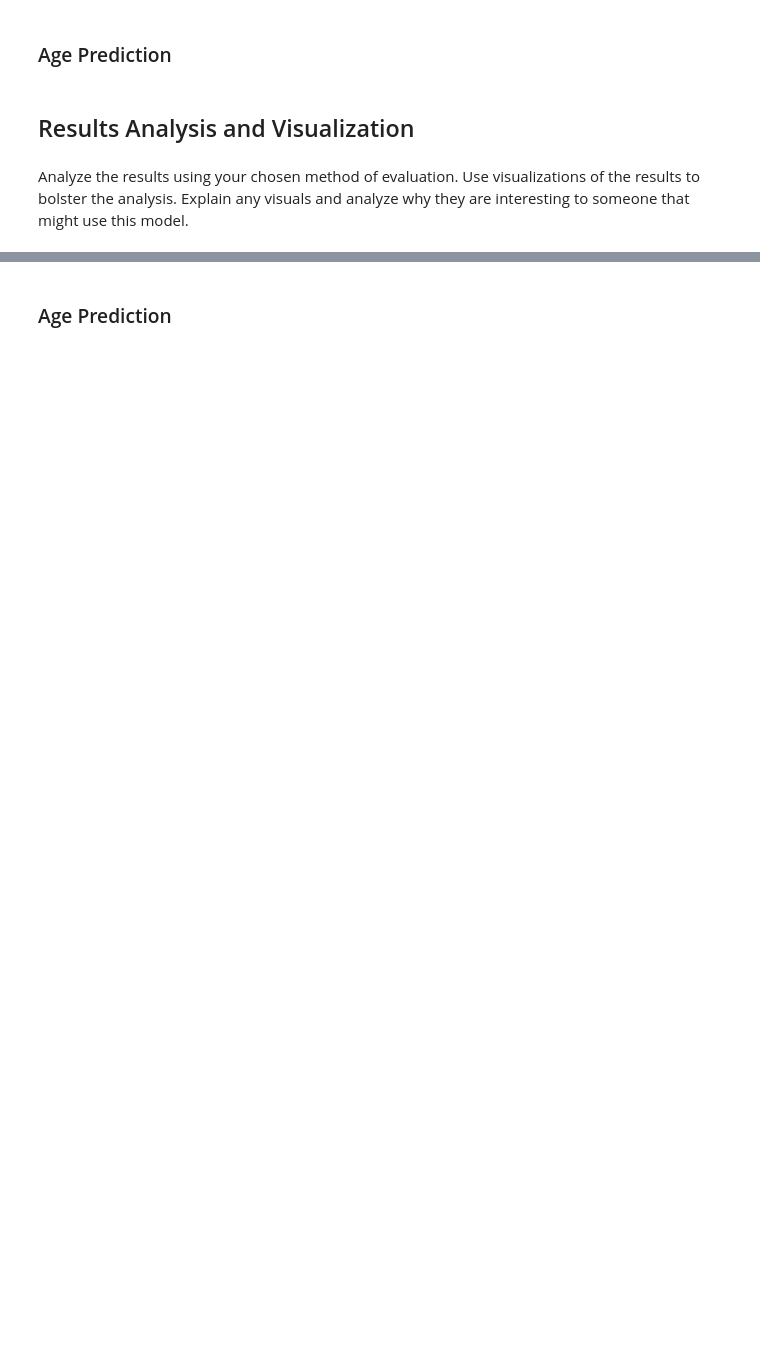
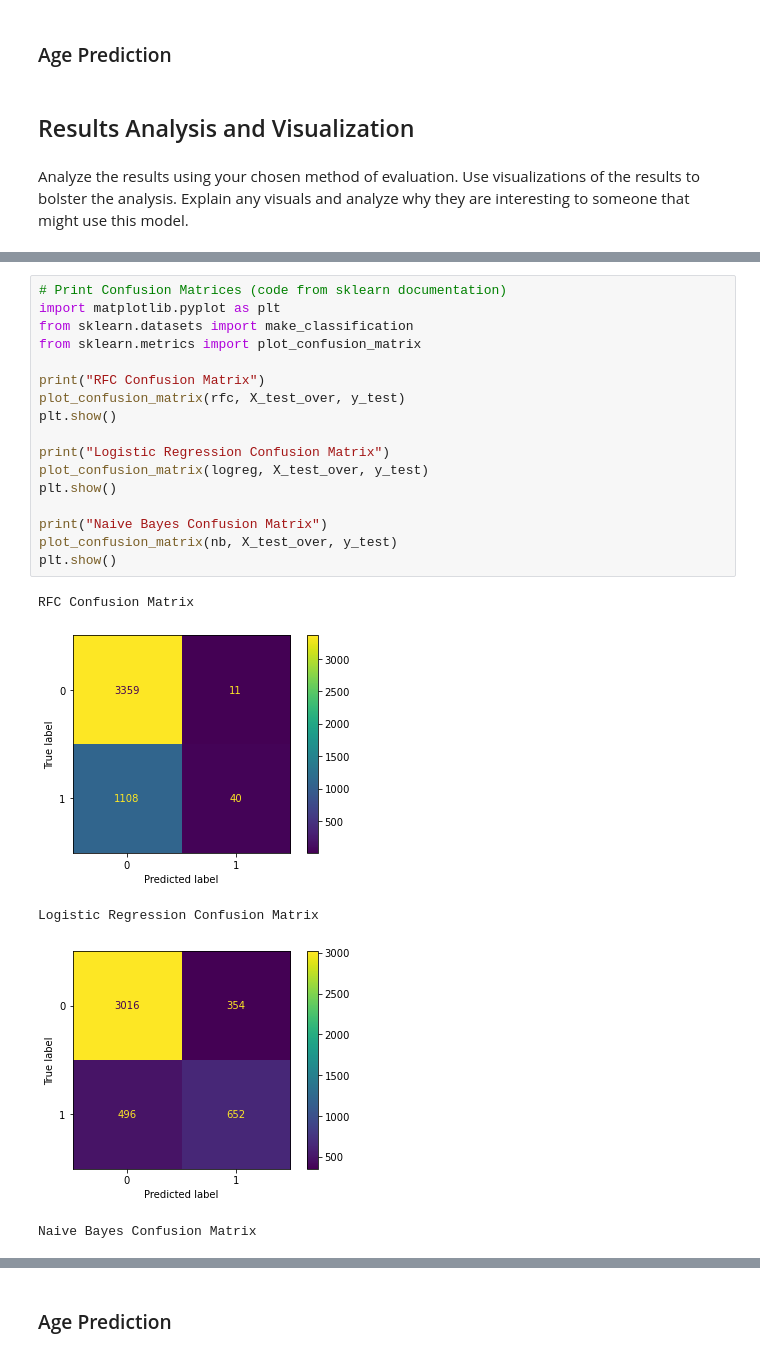
Before and after one commit to j-dominguez9/ML1_Proj1, a Jupyter notebook: Lab2/lab2 - Copy.ipynb, the cells around one changed output, grey strips where cells are left out. Cells and saved outputs as stored; diff of their text form; blank space fills up the shorter version.

Commit message:
updated with almost all the income classification parts

```diff
--- a/Lab2/lab2 - Copy.ipynb
+++ b/Lab2/lab2 - Copy.ipynb
@@ -573,0 +551,23 @@ plotly.offline.iplot(fig)
+# %%
+# Print Confusion Matrices (code from sklearn documentation)
+import matplotlib.pyplot as plt
+from sklearn.datasets import make_classification
+from sklearn.metrics import plot_confusion_matrix
+
+print("RFC Confusion Matrix")
+plot_confusion_matrix(rfc, X_test_over, y_test)
+plt.show()
+
+print("Logistic Regression Confusion Matrix")
+plot_confusion_matrix(logreg, X_test_over, y_test)
+plt.show()
+
+print("Naive Bayes Confusion Matrix")
+plot_confusion_matrix(nb, X_test_over, y_test)
+plt.show()
+# %% [output]
+RFC Confusion Matrix
+[figure, added]
+Logistic Regression Confusion Matrix
+[figure, added]
+Naive Bayes Confusion Matrix
```
Also changed, not shown: parts of 19 cells of this notebook.
